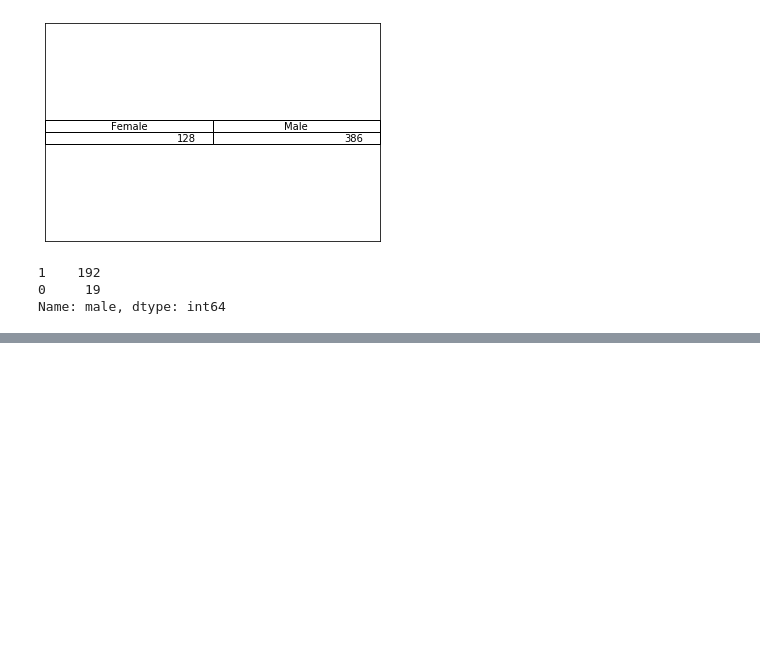
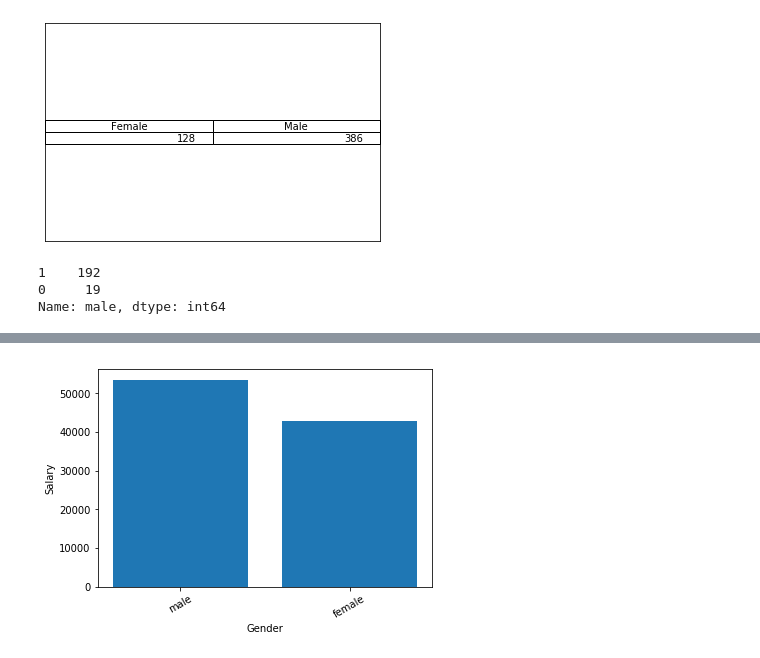
Before and after one commit to IMabuza/salary_stats, a Jupyter notebook: salary_stats_correlation.ipynb, the cells around one changed output, grey strips where cells are left out. Drawn from its saved outputs; the diff is of its cells as text; code cells hidden in the pictures; blank space fills up the shorter version.

```diff
--- a/salary_stats_correlation.ipynb
+++ b/salary_stats_correlation.ipynb
@@ -150,0 +141,25 @@ plt.show()
+# %%
+#Female and Male average salary bargraph
+
+females = df['male'] == 0
+males = df['male'] == 1
+
+female_sal = df[females]
+male_sal =df[males]
+
+male_sal_avg = male_sal['salary'].mean()
+female_sal_avg = female_sal['salary'].mean()
+
+salaries = [male_sal_avg, female_sal_avg]
+
+label = ['male', 'female']
+
+x = np.arange(len(label))
+
+plt.bar(x, salaries)
+plt.xticks(x, label, fontsize=10, rotation=30)
+plt.ylabel('Salary', fontsize=10)
+plt.xlabel('Gender', fontsize=10)
+plt.show()
+# %% [output]
+[figure, added]
```
Also changed, not shown: parts of 5 cells of this notebook.
